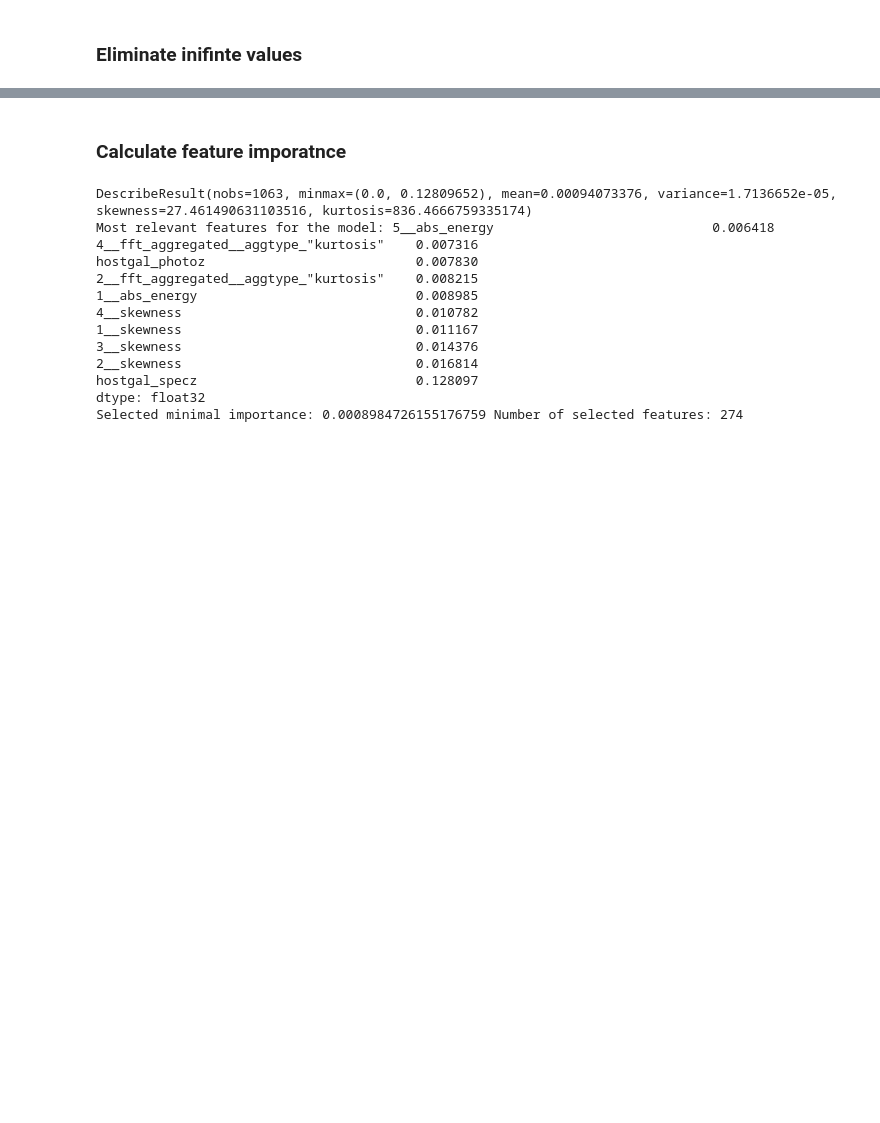
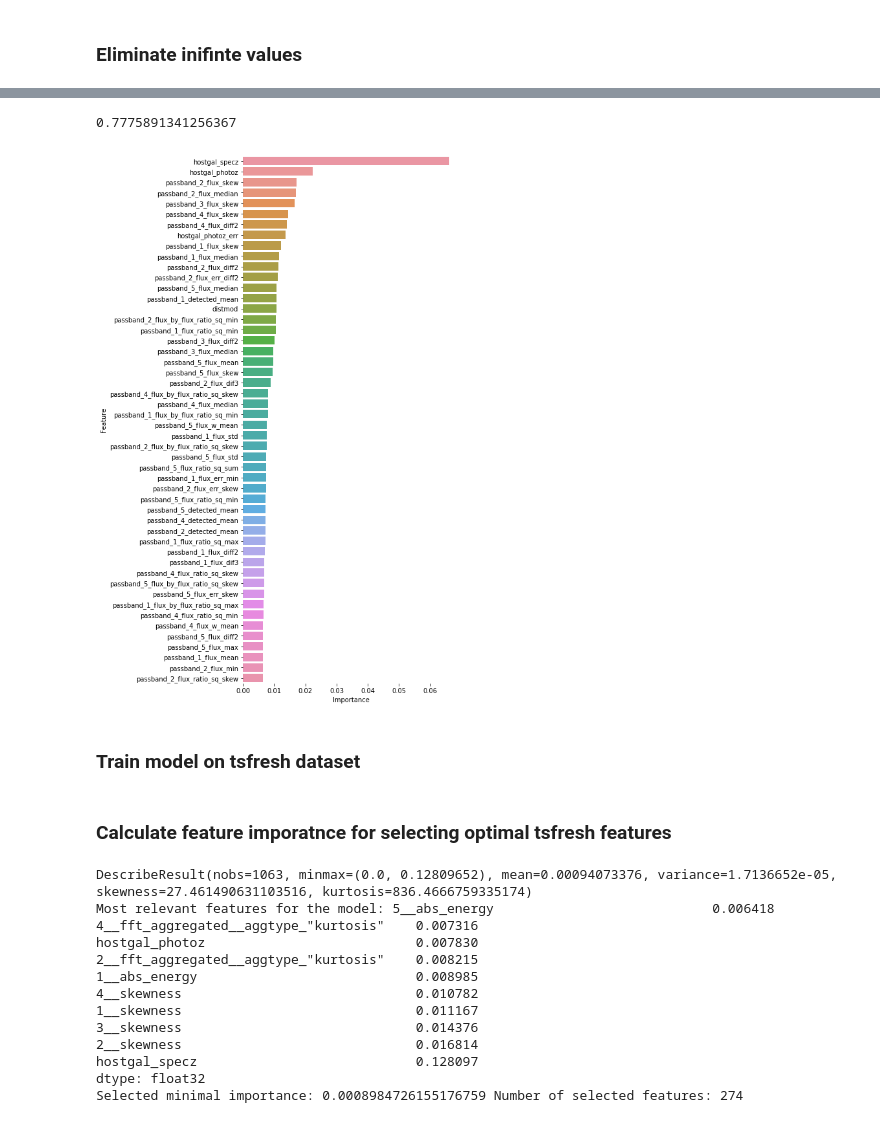
Before and after one commit to kowaalczyk/astronomical-classification, a Jupyter notebook: notebooks/XGB-Features.ipynb, the cells around one changed output, grey strips where cells are left out. Saved outputs shown, nothing was run; the diff lists cells and outputs as text; code cells hidden in the pictures; blank space fills up the shorter version.

Commit message:
WIP features and xgb training based on kaggle kernel

```diff
--- a/notebooks/XGB-Features.ipynb
+++ b/notebooks/XGB-Features.ipynb
@@ -79,0 +79,23 @@ RandomForestClassifier(bootstrap=True, class_weight=None, criterion='gini',
+# %%
+def plot_feature_importances(model, feature_names: List[str]):
+    features = pd.DataFrame({"Importance": model.feature_importances_, "Feature": feature_names})
+    fig, ax = plt.subplots(figsize=(6,15))
+    sns.barplot(ax=ax, x='Importance', y='Feature', data=features.sort_values(by='Importance', ascending=False).head(50))
+    sns.despine(left=True, bottom=True)
+    plt.show()
+# %%
+X_train, X_test, y_train, y_test = train_test_split(Xs, ys, test_size=0.15, random_state=42)
+# %%
+xgb_model = XGBClassifier(
+    objective='multi:softmax',
+    num_class=14,
+    learning_rate=0.03,
+    subsample=0.9,
+    colsample_bytree=0.5,
+    reg_alpha=0.01,
+    reg_lambda=0.01,
+    min_child_weight=10,
+    n_estimators=1024,
+    max_depth=3,
+    nthread=16
+)
@@ -79,0 +104,3 @@ RandomForestClassifier(bootstrap=True, class_weight=None, criterion='gini',
+# %%
+%%time
+xgb_model.fit(X_train, y_train, verbose=100, eval_set=[(X_train, y_train), (X_test, y_test)], eval_metric='mlogloss', early_stopping_rounds=50)
@@ -79,0 +132,10 @@ RandomForestClassifier(bootstrap=True, class_weight=None, criterion='gini',
+# %%
+xgb_model.score(X_test, y_test)
+# %% [output]
+0.7775891341256367
+# %%
+plot_feature_importances(xgb_model, X_test.columns)
+# %% [output]
+[figure, added]
+# %% [markdown]
+### Train model on tsfresh dataset
@@ -80,5 +144,5 @@ RandomForestClassifier(bootstrap=True, class_weight=None, criterion='gini',
 # %% [markdown]
-### Calculate feature imporatnce
+### Calculate feature imporatnce for selecting optimal tsfresh features
 # %%
 import seaborn as sns
 import matplotlib.pyplot as plt
```
Also changed, not shown: parts of 32 cells of this notebook, 1 other file.
